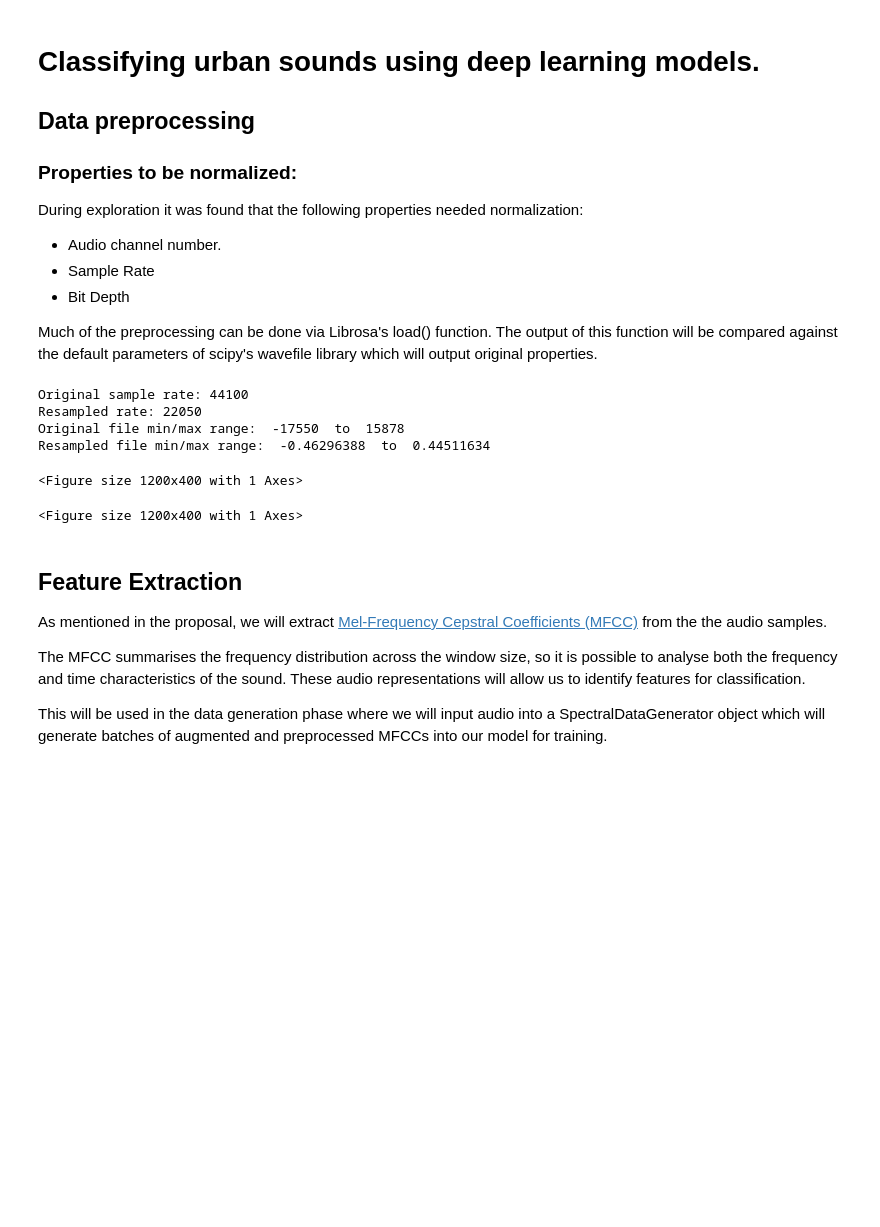
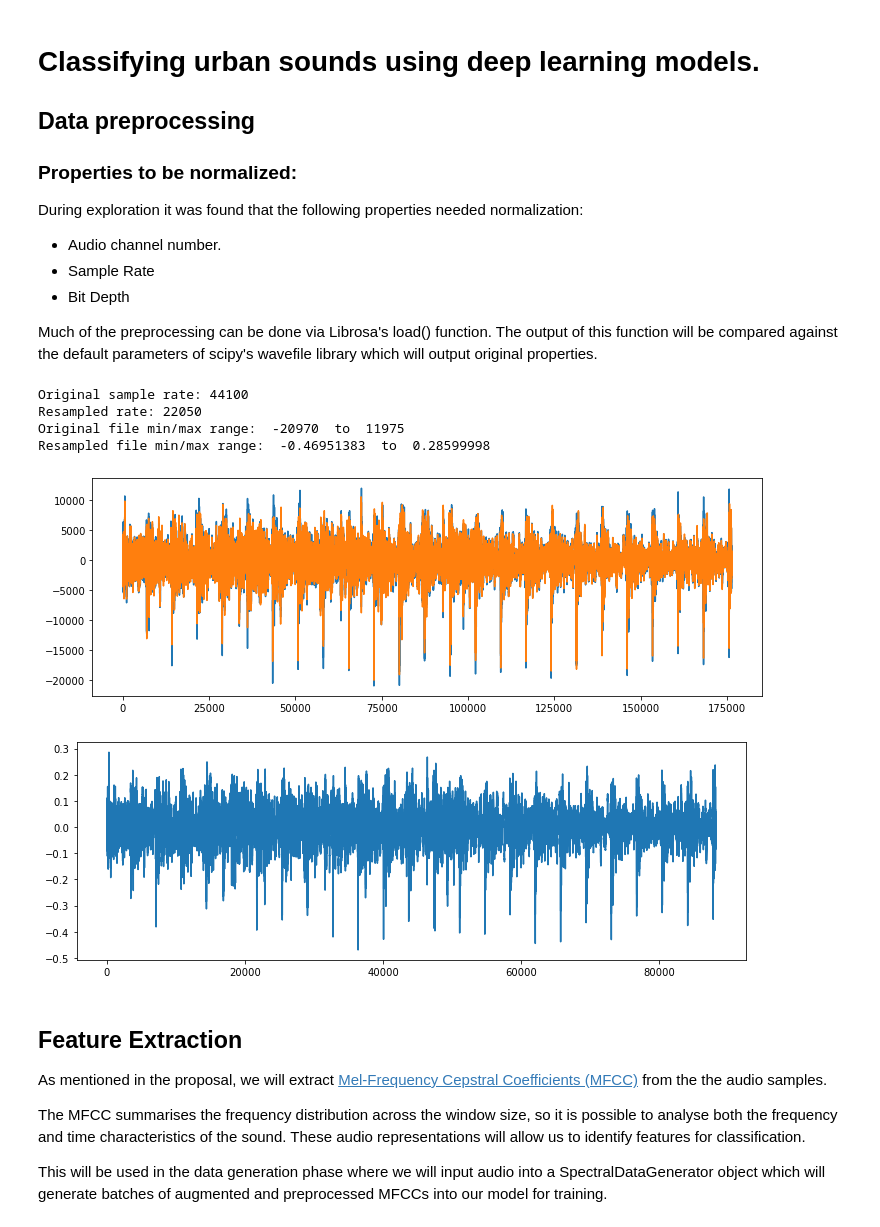
Before and after one commit to DeeparthGupta/udacity_mlnd_capstone, a Jupyter notebook: 2_Data Preprocessing.ipynb, the cells around one changed output. Cells and saved outputs as stored; diff of their text form; code cells hidden in the pictures; blank space fills up the shorter version.

```diff
--- a/2_Data Preprocessing.ipynb
+++ b/2_Data Preprocessing.ipynb
@@ -12,38 +12,38 @@ During exploration it was found that the following properties needed normalizati
 import librosa
 from scipy.io import wavfile as wav
 import numpy as np
 import matplotlib.pyplot as plt
 
 
 def preprocess_file(file):
     #sample rate conversion
     libro_audio, libro_sr = librosa.load(file)
     scipy_sr,scipy_audio = wav.read(file)
     print('Original sample rate:',scipy_sr)
     print('Resampled rate:',libro_sr)
 
     #bit depth converstion
     print('Original file min/max range: ',np.min(scipy_audio),' to ',np.max(scipy_audio))
     print('Resampled file min/max range: ',np.min(libro_audio),' to ',np.max(libro_audio))
 
     #Combining audio channels
     plt.figure(figsize=(12, 4))
     plt.plot(scipy_audio)
     print('')
     plt.figure(figsize=(12, 4))
     plt.plot(libro_audio)
     plt.show()
 
     return libro_audio,libro_sr,scipy_audio,scipy_sr
 
-libro_audio,libro_sr,scipy_audio,scipy_sr = preprocess_file('D:/udacity_mlnd_capstone/data/UrbanSound8K/audio/fold8/14386-9-0-6.wav')
+libro_audio,libro_sr,scipy_audio,scipy_sr = preprocess_file('data/UrbanSound8K/audio/fold6/30206-7-0-6.wav')
 # %% [output]
 Original sample rate: 44100
 Resampled rate: 22050
-Original file min/max range:  -17550  to  15878
-Resampled file min/max range:  -0.46296388  to  0.44511634
+Original file min/max range:  -20970  to  11975
+Resampled file min/max range:  -0.46951383  to  0.28599998
-<Figure size 1200x400 with 1 Axes>
-<Figure size 1200x400 with 1 Axes>
+[figure, added]
+[figure, added]
 # %% [markdown]
 ## Feature Extraction
 As mentioned in the proposal, we will extract [Mel-Frequency Cepstral Coefficients (MFCC)](https://en.wikipedia.org/wiki/Mel-frequency_cepstrum) from the the audio samples.
```
Also changed, not shown: parts of 4 cells of this notebook, 1 other file.
